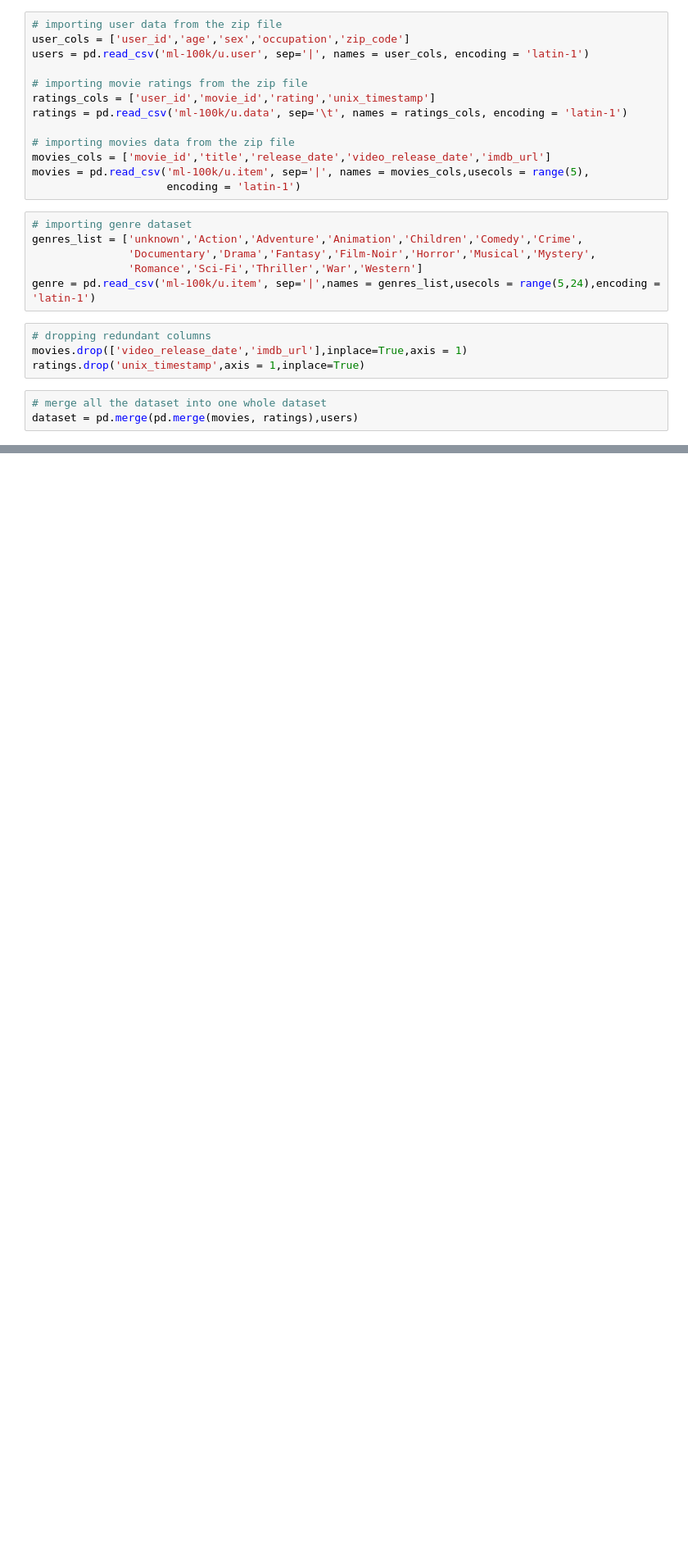
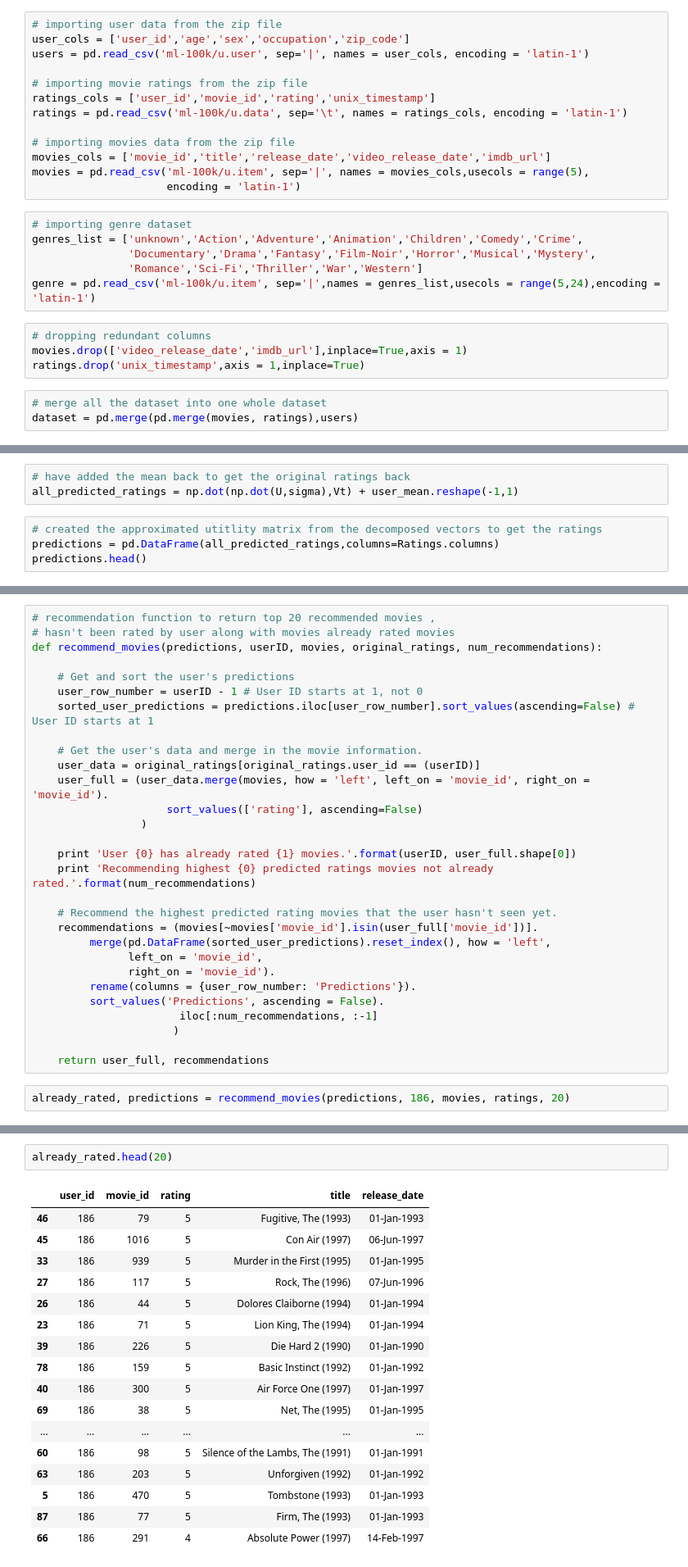
Before and after one commit to saheelahmed2/MoviesNow, a Jupyter notebook: Collab.ipynb, the cells around one changed output, grey strips where cells are left out. Shown at 82% size. Saved outputs shown, nothing was run; the diff lists cells and outputs as text; blank space fills up the shorter version.

```diff
--- a/Collab.ipynb
+++ b/Collab.ipynb
@@ -121,0 +150,7 @@ dataset = pd.merge(pd.merge(movies, ratings),users)
+# %%
+# have added the mean back to get the original ratings back
+all_predicted_ratings = np.dot(np.dot(U,sigma),Vt) + user_mean.reshape(-1,1)
+# %%
+# created the approximated utitlity matrix from the decomposed vectors to get the ratings
+predictions = pd.DataFrame(all_predicted_ratings,columns=Ratings.columns)
+predictions.head()
@@ -121,0 +165,31 @@ dataset = pd.merge(pd.merge(movies, ratings),users)
+# %%
+# recommendation function to return top 20 recommended movies ,
+# hasn't been rated by user along with movies already rated movies
+def recommend_movies(predictions, userID, movies, original_ratings, num_recommendations):
+
+    # Get and sort the user's predictions
+    user_row_number = userID - 1 # User ID starts at 1, not 0
+    sorted_user_predictions = predictions.iloc[user_row_number].sort_values(ascending=False) # User ID starts at 1
+
+    # Get the user's data and merge in the movie information.
+    user_data = original_ratings[original_ratings.user_id == (userID)]
+    user_full = (user_data.merge(movies, how = 'left', left_on = 'movie_id', right_on = 'movie_id').
+                     sort_values(['rating'], ascending=False)
+                 )
+
+    print 'User {0} has already rated {1} movies.'.format(userID, user_full.shape[0])
+    print 'Recommending highest {0} predicted ratings movies not already rated.'.format(num_recommendations)
+
+    # Recommend the highest predicted rating movies that the user hasn't seen yet.
+    recommendations = (movies[~movies['movie_id'].isin(user_full['movie_id'])].
+         merge(pd.DataFrame(sorted_user_predictions).reset_index(), how = 'left',
+               left_on = 'movie_id',
+               right_on = 'movie_id').
+         rename(columns = {user_row_number: 'Predictions'}).
+         sort_values('Predictions', ascending = False).
+                       iloc[:num_recommendations, :-1]
+                      )
+
+    return user_full, recommendations
+# %%
+already_rated, predictions = recommend_movies(predictions, 186, movies, ratings, 20)
@@ -121,0 +199,20 @@ dataset = pd.merge(pd.merge(movies, ratings),users)
+# %%
+already_rated.head(20)
+# %% [output]
+|  | user_id | movie_id | rating | title | release_date |
+| 46 | 186 | 79 | 5 | Fugitive, The (1993) | 01-Jan-1993 |
+| 45 | 186 | 1016 | 5 | Con Air (1997) | 06-Jun-1997 |
+| 33 | 186 | 939 | 5 | Murder in the First (1995) | 01-Jan-1995 |
+| 27 | 186 | 117 | 5 | Rock, The (1996) | 07-Jun-1996 |
+| 26 | 186 | 44 | 5 | Dolores Claiborne (1994) | 01-Jan-1994 |
+| 23 | 186 | 71 | 5 | Lion King, The (1994) | 01-Jan-1994 |
+| 39 | 186 | 226 | 5 | Die Hard 2 (1990) | 01-Jan-1990 |
+| 78 | 186 | 159 | 5 | Basic Instinct (1992) | 01-Jan-1992 |
+| 40 | 186 | 300 | 5 | Air Force One (1997) | 01-Jan-1997 |
+| 69 | 186 | 38 | 5 | Net, The (1995) | 01-Jan-1995 |
+| ... | ... | ... | ... | ... | ... |
+| 60 | 186 | 98 | 5 | Silence of the Lambs, The (1991) | 01-Jan-1991 |
+| 63 | 186 | 203 | 5 | Unforgiven (1992) | 01-Jan-1992 |
+| 5 | 186 | 470 | 5 | Tombstone (1993) | 01-Jan-1993 |
+| 87 | 186 | 77 | 5 | Firm, The (1993) | 01-Jan-1993 |
+| 66 | 186 | 291 | 4 | Absolute Power (1997) | 14-Feb-1997 |
```
Also changed, not shown: parts of 16 cells of this notebook.
